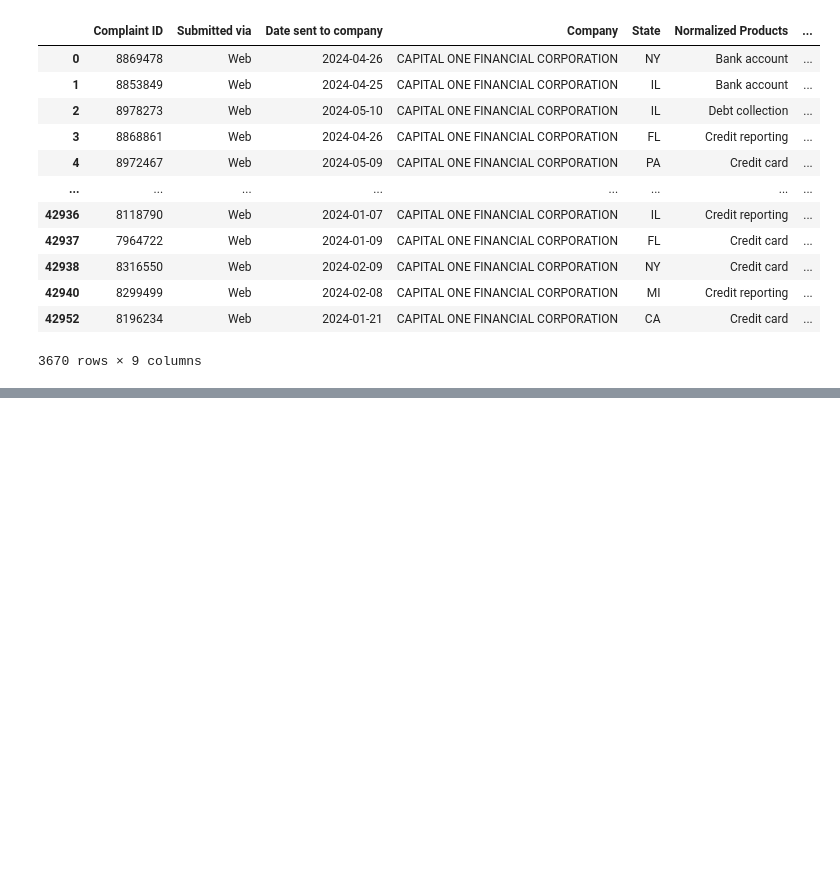
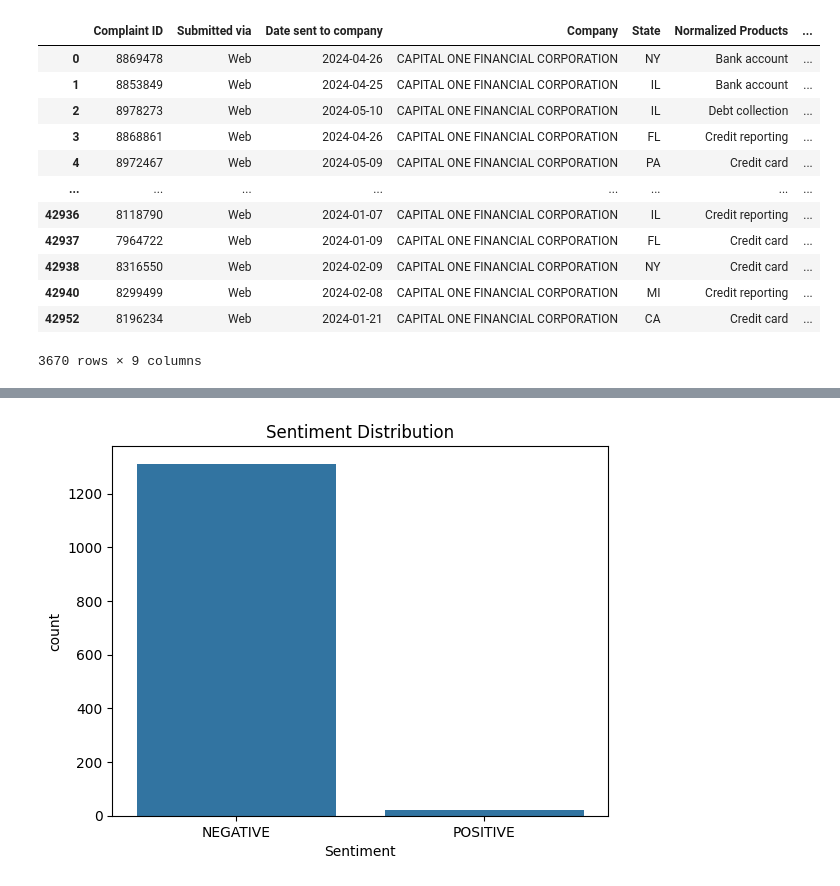
Before and after one commit to anlu5/Portfolio, a Jupyter notebook: capital_one_sentiment_analysis.ipynb, the cells around one changed output, grey strips where cells are left out. Saved outputs shown, nothing was run; the diff lists cells and outputs as text; code cells hidden in the pictures; blank space fills up the shorter version.

```diff
--- a/capital_one_sentiment_analysis.ipynb
+++ b/capital_one_sentiment_analysis.ipynb
@@ -351,0 +344,7 @@ plt.show()
+# %%
+sentiment_model = TextClassifier.load('en-sentiment')
+# %%
+sample = "hello world"
+sample = Sentence(sample)
+
+sentiment_model.predict(sample)
@@ -351,0 +357,18 @@ plt.show()
+# %%
+sentiment = []
+confidence = []
+
+for sentence in top_state['Consumer complaint narrative']:
+    if sentence == '':
+        sentiment.append('')
+        confidence.append('')
+
+    else:
+        sample = Sentence(sentence)
+        sentiment_model.predict(sample)
+        sentiment.append(sample.labels[0].value)
+        confidence.append(sample.labels[0].score)
+# %%
+top_state['Sentiment'] = sentiment
+top_state['Confidence'] = confidence
+top_state.head()
@@ -351,0 +397,7 @@ plt.show()
+# %%
+# Bar chart
+sns.countplot(x='Sentiment', data=top_state)
+plt.title('Sentiment Distribution')
+plt.show()
+# %% [output]
+[figure, added]
```
Also changed, not shown: parts of 17 cells of this notebook.
